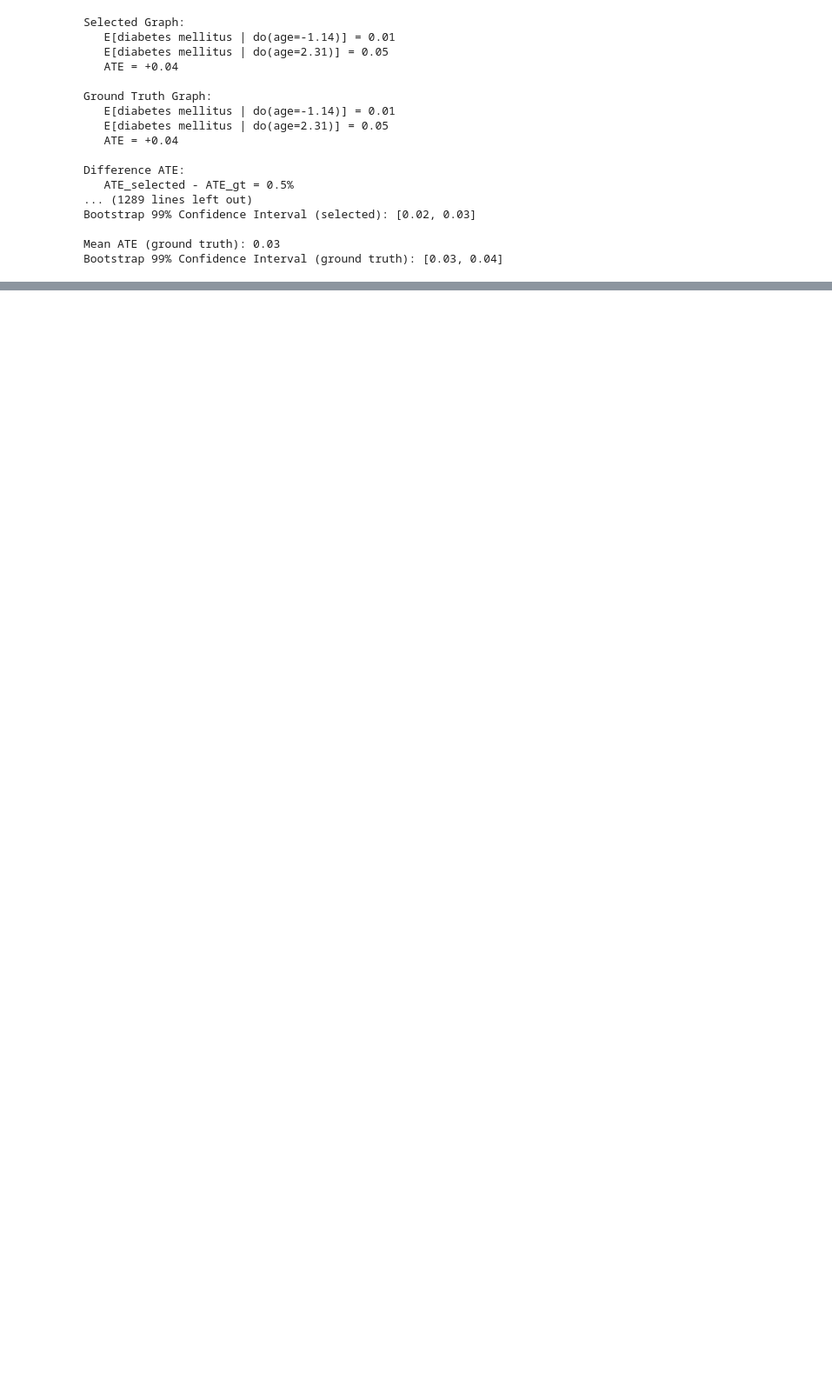
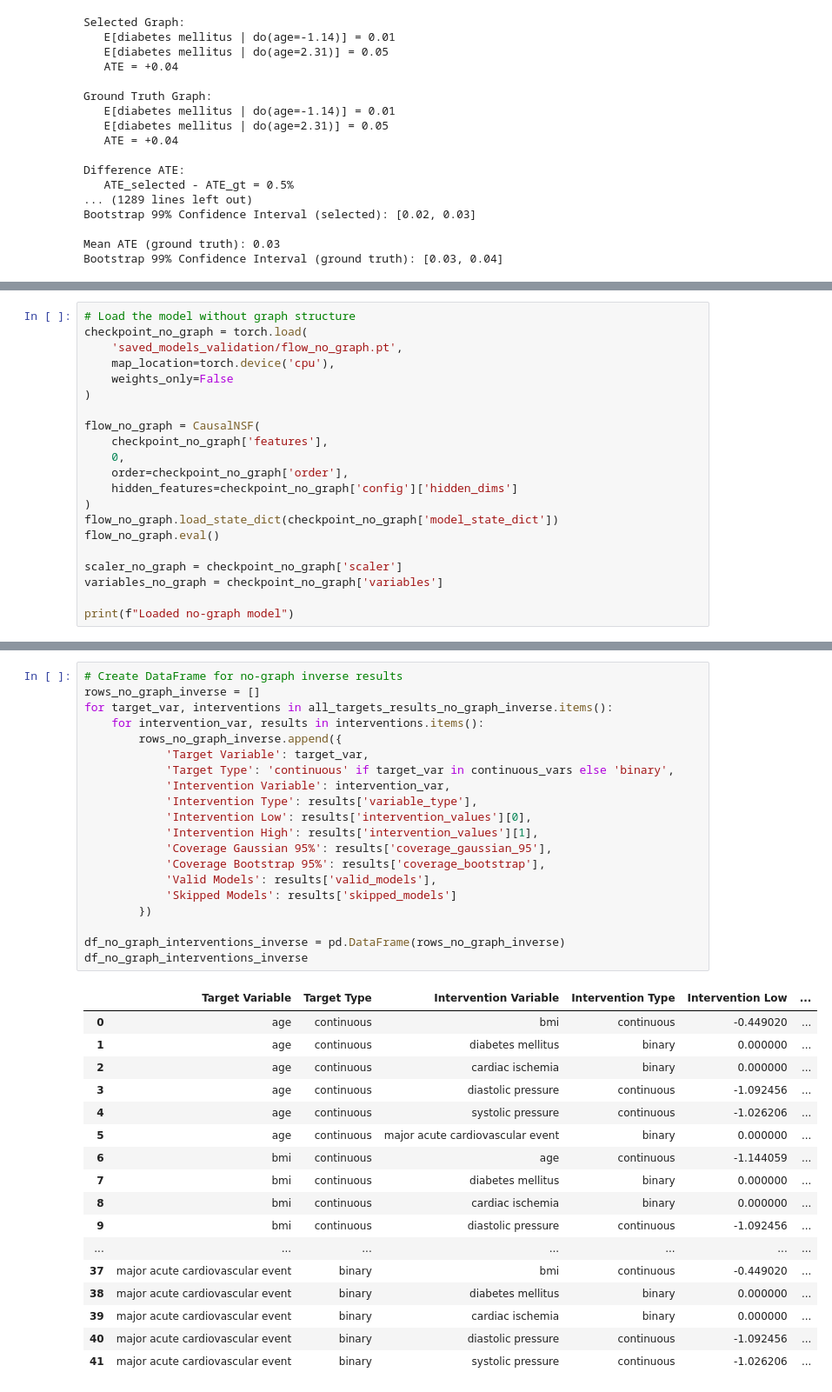
Before and after one commit to albamoleroo/causality_llms, a Jupyter notebook: docs/notebooks/causalnsf_alba_interventions_only.ipynb, the cells around one changed output, grey strips where cells are left out. Shown at 87% size. Saved outputs shown, nothing was run; the diff lists cells and outputs as text; blank space fills up the shorter version.

```diff
--- a/docs/notebooks/causalnsf_alba_interventions_only.ipynb
+++ b/docs/notebooks/causalnsf_alba_interventions_only.ipynb
@@ -613,0 +1622,21 @@ Bootstrap 99% Confidence Interval (ground truth): [0.03, 0.04]
+# %%
+# Load the model without graph structure
+checkpoint_no_graph = torch.load(
+    'saved_models_validation/flow_no_graph.pt',
+    map_location=torch.device('cpu'),
+    weights_only=False
+)
+
+flow_no_graph = CausalNSF(
+    checkpoint_no_graph['features'],
+    0,
+    order=checkpoint_no_graph['order'],
+    hidden_features=checkpoint_no_graph['config']['hidden_dims']
+)
+flow_no_graph.load_state_dict(checkpoint_no_graph['model_state_dict'])
+flow_no_graph.eval()
+
+scaler_no_graph = checkpoint_no_graph['scaler']
+variables_no_graph = checkpoint_no_graph['variables']
+
+print(f"Loaded no-graph model")
@@ -613,0 +1688,38 @@ Bootstrap 99% Confidence Interval (ground truth): [0.03, 0.04]
+# %%
+# Create DataFrame for no-graph inverse results
+rows_no_graph_inverse = []
+for target_var, interventions in all_targets_results_no_graph_inverse.items():
+    for intervention_var, results in interventions.items():
+        rows_no_graph_inverse.append({
+            'Target Variable': target_var,
+            'Target Type': 'continuous' if target_var in continuous_vars else 'binary',
+            'Intervention Variable': intervention_var,
+            'Intervention Type': results['variable_type'],
+            'Intervention Low': results['intervention_values'][0],
+            'Intervention High': results['intervention_values'][1],
+            'Coverage Gaussian 95%': results['coverage_gaussian_95'],
+            'Coverage Bootstrap 95%': results['coverage_bootstrap'],
+            'Valid Models': results['valid_models'],
+            'Skipped Models': results['skipped_models']
+        })
+
+df_no_graph_interventions_inverse = pd.DataFrame(rows_no_graph_inverse)
+df_no_graph_interventions_inverse
+# %% [output]
+|  | Target Variable | Target Type | Intervention Variable | Intervention Type | Intervention Low | ... |
+| 0 | age | continuous | bmi | continuous | -0.449020 | ... |
+| 1 | age | continuous | diabetes mellitus | binary | 0.000000 | ... |
+| 2 | age | continuous | cardiac ischemia | binary | 0.000000 | ... |
+| 3 | age | continuous | diastolic pressure | continuous | -1.092456 | ... |
+| 4 | age | continuous | systolic pressure | continuous | -1.026206 | ... |
+| 5 | age | continuous | major acute cardiovascular event | binary | 0.000000 | ... |
+| 6 | bmi | continuous | age | continuous | -1.144059 | ... |
+| 7 | bmi | continuous | diabetes mellitus | binary | 0.000000 | ... |
+| 8 | bmi | continuous | cardiac ischemia | binary | 0.000000 | ... |
+| 9 | bmi | continuous | diastolic pressure | continuous | -1.092456 | ... |
+| ... | ... | ... | ... | ... | ... | ... |
+| 37 | major acute cardiovascular event | binary | bmi | continuous | -0.449020 | ... |
+| 38 | major acute cardiovascular event | binary | diabetes mellitus | binary | 0.000000 | ... |
+| 39 | major acute cardiovascular event | binary | cardiac ischemia | binary | 0.000000 | ... |
+| 40 | major acute cardiovascular event | binary | diastolic pressure | continuous | -1.092456 | ... |
+| 41 | major acute cardiovascular event | binary | systolic pressure | continuous | -1.026206 | ... |
```
Also changed, not shown: parts of 52 cells of this notebook, 18 other files.
